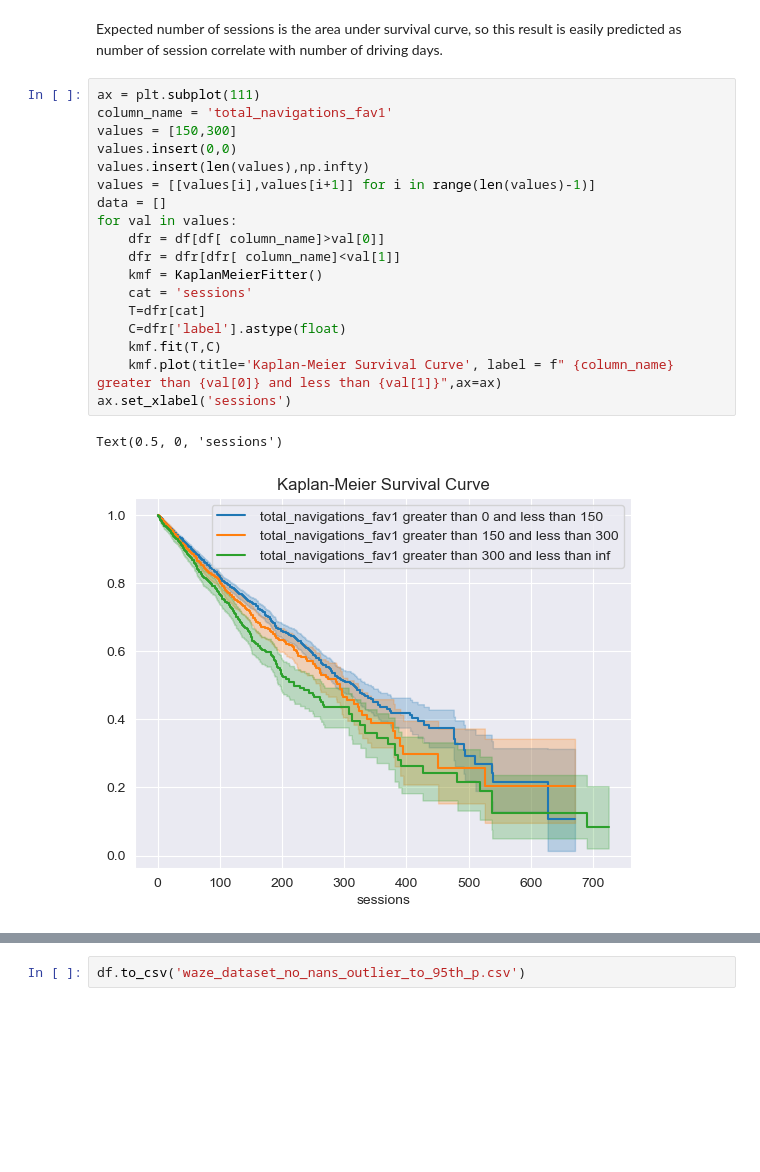
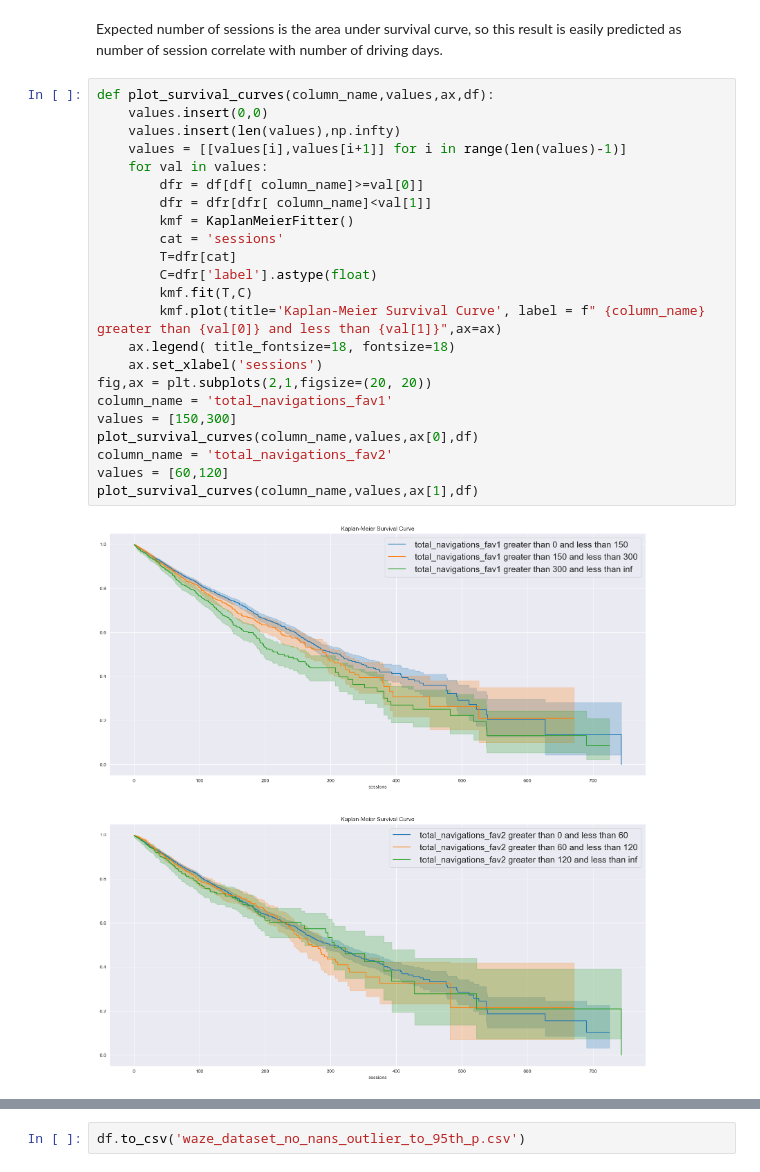
Before and after one commit to point-de-vyu/data-analytics-projects, a Jupyter notebook: Waze_predicting_user_churn/1. Exploratory_data_analysis.ipynb, the cells around one changed output, grey strips where cells are left out. Saved outputs shown, nothing was run; the diff lists cells and outputs as text; blank space fills up the shorter version.

Commit message:
Exploratory data_analysis refactored

```diff
--- a/Waze_predicting_user_churn/1. Exploratory_data_analysis.ipynb
+++ b/Waze_predicting_user_churn/1. Exploratory_data_analysis.ipynb
@@ -606,23 +620,27 @@ Text(0.5, 0, 'sessions')
 # %% [markdown]
 Expected number of sessions is the area under survival curve, so this result is easily predicted as number of session correlate with number of driving days.
 # %%
-ax = plt.subplot(111)
+def plot_survival_curves(column_name,values,ax,df):
+    values.insert(0,0)
+    values.insert(len(values),np.infty)
+    values = [[values[i],values[i+1]] for i in range(len(values)-1)]
+    for val in values:
+        dfr = df[df[ column_name]>=val[0]]
+        dfr = dfr[dfr[ column_name]<val[1]]
+        kmf = KaplanMeierFitter()
+        cat = 'sessions'
+        T=dfr[cat]
+        C=dfr['label'].astype(float)
+        kmf.fit(T,C)
+        kmf.plot(title='Kaplan-Meier Survival Curve', label = f" {column_name} greater than {val[0]} and less than {val[1]}",ax=ax)
+    ax.legend( title_fontsize=18, fontsize=18)
+    ax.set_xlabel('sessions')
+fig,ax = plt.subplots(2,1,figsize=(20, 20))
 column_name = 'total_navigations_fav1'
 values = [150,300]
-values.insert(0,0)
-values.insert(len(values),np.infty)
-values = [[values[i],values[i+1]] for i in range(len(values)-1)]
-data = []
-for val in values:
-    dfr = df[df[ column_name]>val[0]]
-    dfr = dfr[dfr[ column_name]<val[1]]
-    kmf = KaplanMeierFitter()
-    cat = 'sessions'
-    T=dfr[cat]
-    C=dfr['label'].astype(float)
-    kmf.fit(T,C)
-    kmf.plot(title='Kaplan-Meier Survival Curve', label = f" {column_name} greater than {val[0]} and less than {val[1]}",ax=ax)
-ax.set_xlabel('sessions')
+plot_survival_curves(column_name,values,ax[0],df)
+column_name = 'total_navigations_fav2'
+values = [60,120]
+plot_survival_curves(column_name,values,ax[1],df)
 # %% [output]
-Text(0.5, 0, 'sessions')
-[figure, old version]
+[figure, new version]
```
Also changed, not shown: parts of 27 cells of this notebook, 1 other file.
